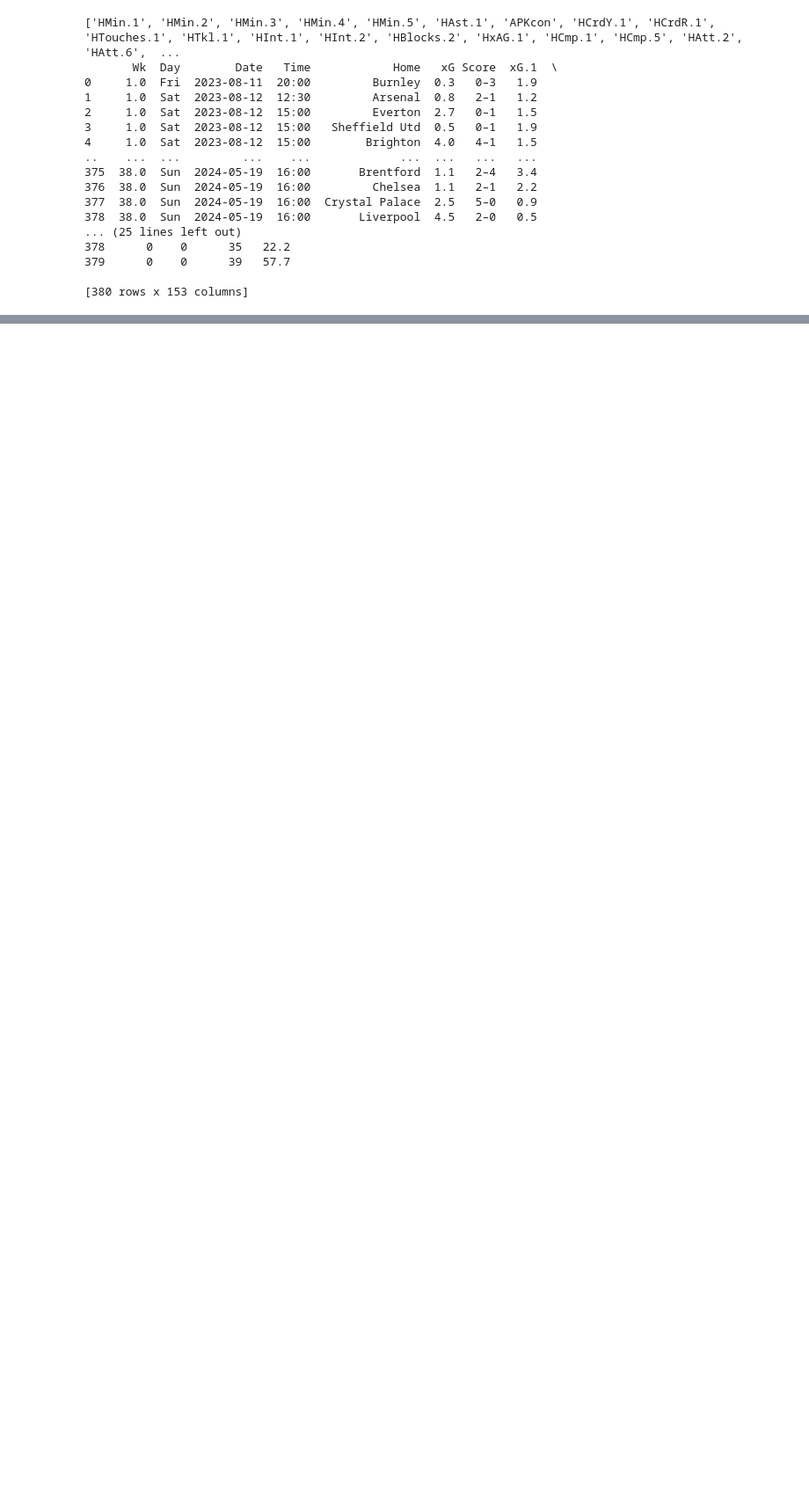
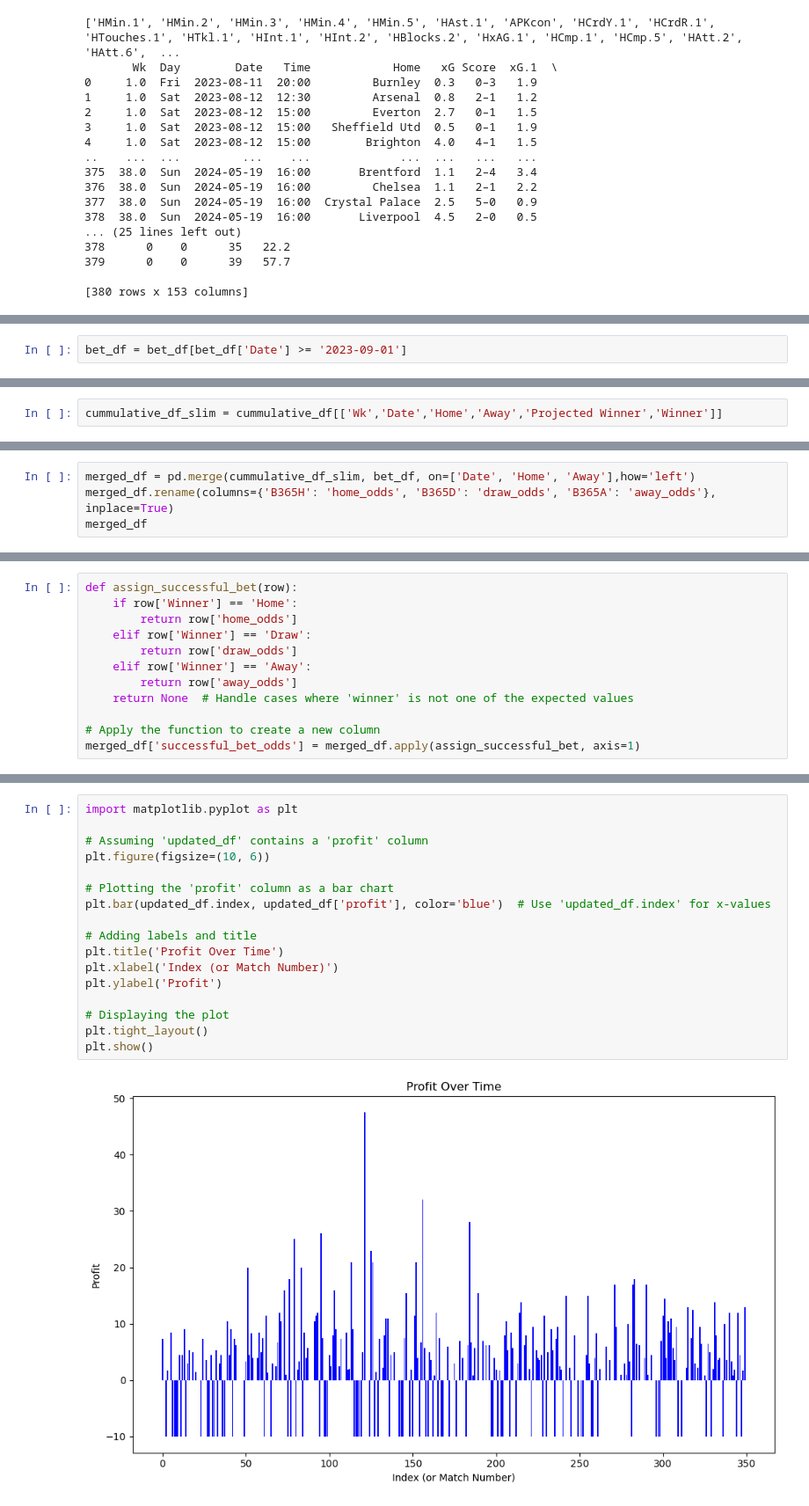
Before and after one commit to thejacobhyatt/EPLRank, a Jupyter notebook: node_rank.ipynb, the cells around one changed output, grey strips where cells are left out. Shown at 88% size. Cells and saved outputs as stored; diff of their text form; blank space fills up the shorter version.

Commit message:
Completed Project

```diff
--- a/node_rank.ipynb
+++ b/node_rank.ipynb
@@ -276,0 +253,2 @@ print(df_cleaned)
+# %%
+bet_df = bet_df[bet_df['Date'] >= '2023-09-01']
@@ -276,0 +271,2 @@ print(df_cleaned)
+# %%
+cummulative_df_slim = cummulative_df[['Wk','Date','Home','Away','Projected Winner','Winner']]
@@ -276,0 +286,4 @@ print(df_cleaned)
+# %%
+merged_df = pd.merge(cummulative_df_slim, bet_df, on=['Date', 'Home', 'Away'],how='left')
+merged_df.rename(columns={'B365H': 'home_odds', 'B365D': 'draw_odds', 'B365A': 'away_odds'}, inplace=True)
+merged_df
@@ -276,0 +304,12 @@ print(df_cleaned)
+# %%
+def assign_successful_bet(row):
+    if row['Winner'] == 'Home':
+        return row['home_odds']
+    elif row['Winner'] == 'Draw':
+        return row['draw_odds']
+    elif row['Winner'] == 'Away':
+        return row['away_odds']
+    return None  # Handle cases where 'winner' is not one of the expected values
+
+# Apply the function to create a new column
+merged_df['successful_bet_odds'] = merged_df.apply(assign_successful_bet, axis=1)
@@ -276,0 +430,19 @@ print(df_cleaned)
+# %%
+import matplotlib.pyplot as plt
+
+# Assuming 'updated_df' contains a 'profit' column
+plt.figure(figsize=(10, 6))
+
+# Plotting the 'profit' column as a bar chart
+plt.bar(updated_df.index, updated_df['profit'], color='blue')  # Use 'updated_df.index' for x-values
+
+# Adding labels and title
+plt.title('Profit Over Time')
+plt.xlabel('Index (or Match Number)')
+plt.ylabel('Profit')
+
+# Displaying the plot
+plt.tight_layout()
+plt.show()
+# %% [output]
+[figure, added]
```
Also changed, not shown: parts of 30 cells of this notebook, 9 other files.
